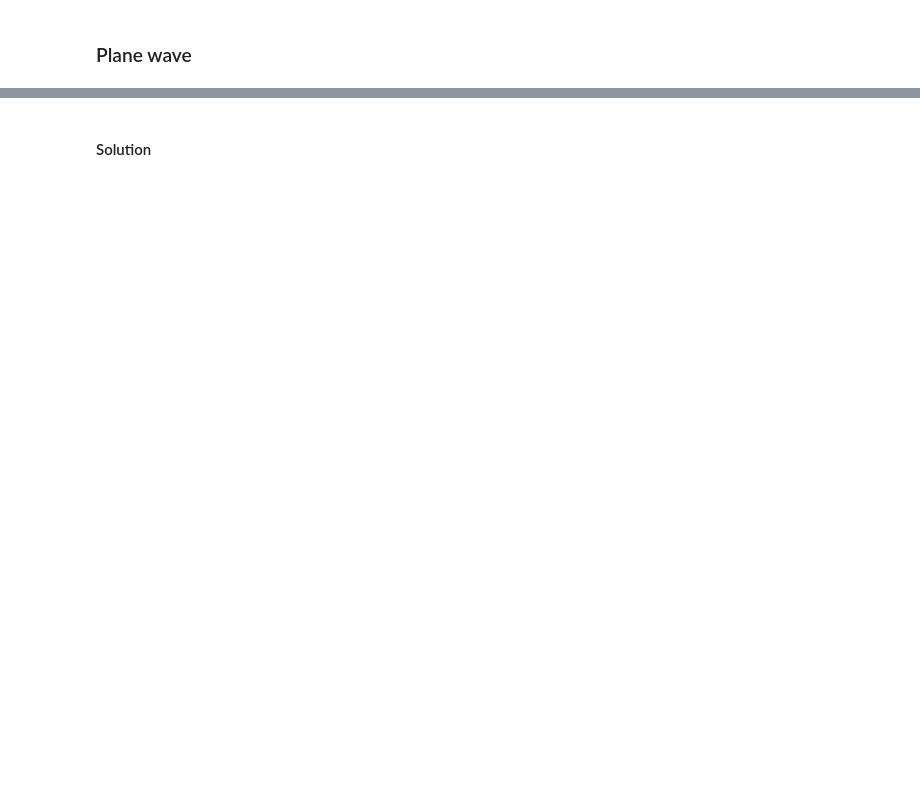
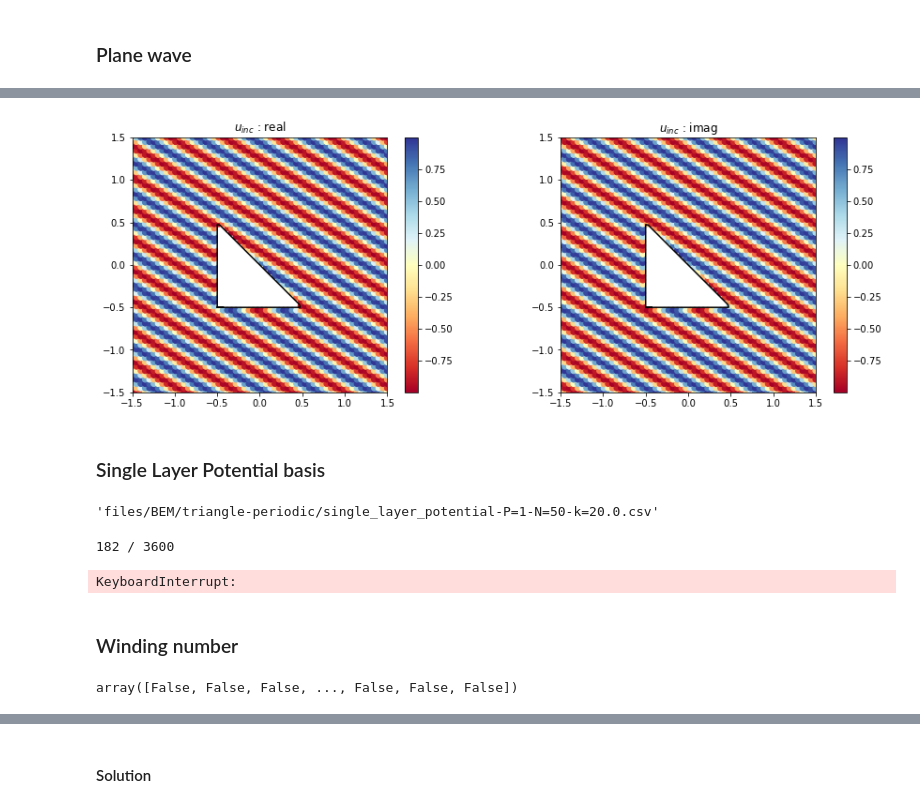
Before and after one commit to EliaStocco/Bspline, a Jupyter notebook: python/BEM-triangle.ipynb, the cells around one changed output, grey strips where cells are left out. Drawn from its saved outputs; the diff is of its cells as text; code cells hidden in the pictures; blank space fills up the shorter version.

```diff
--- a/python/BEM-triangle.ipynb
+++ b/python/BEM-triangle.ipynb
@@ -232,2 +177,29 @@ Finished600
 # %% [markdown]
 ### Plane wave
+# %%
+def plot(fig,n,xB,yB,x,y,c,title,cmap):
+
+    ax = fig.add_subplot(n)
+    ax.plot(xB, yB, color= "black",label="Bspline")
+    sc = ax.scatter(x,y,c=c,cmap=cmap)
+    plt.colorbar(sc)
+    ax.set_aspect('equal')
+    plt.xlim(xmin,xmax)
+    plt.ylim(ymin,ymax)
+    plt.title(title)
+
+    return
+# %%
+Nx= int(xmax-xmin)*20
+Ny = int(ymax-ymin)*20
+x = np.linspace(xmin,xmax,Nx)
+y = np.linspace(ymin,ymax,Ny)
+X,Y = np.meshgrid(x,y)
+
+XY = np.zeros((Nx*Ny,2))
+XY[:,0] = X.reshape((Nx*Ny,))
+XY[:,1] = Y.reshape((Nx*Ny,))
+
+#tolgo elementi interni
+#radius = np.asarray([np.sqrt(np.sum(np.power(i,2.0))) for i in XY])
+internal = bs.internal_points(XY=XY,NN=1000,xmin=0.,xmax=1.,opts=None)
@@ -233,0 +208,3 @@ Finished600
+# %%
+XYslp = XY[ np.logical_not(internal) ]
+print(len(XYslp)," = ",len(XYslp)/3600,"h")
@@ -268,0 +246,35 @@ plt.show()
+# %%
+fig = plt.figure ( 0 , figsize = ( 15 , 5 ) )
+
+Uinc = plane_wave(XYslp)
+
+cmap = 'RdYlBu'
+
+plot(fig,121,df["x"], df["y"],XYslp[:,0],XYslp[:,1],Uinc.real,"$u_{inc}$ : real",cmap)
+plot(fig,122,df["x"], df["y"],XYslp[:,0],XYslp[:,1],Uinc.imag,"$u_{inc}$ : imag",cmap)
+
+plt.show()
+# %% [output]
+[figure, added]
+# %% [markdown]
+### Single Layer Potential basis
+# %%
+file = file_dir+"single_layer_potential-"+suffix
+file
+# %% [output]
+'files/BEM/triangle-periodic/single_layer_potential-P=1-N=50-k=20.0.csv'
+# %%
+READ = False
+SAVE = True
+if os.path.exists(file) and READ == True :
+    slp = bs.load("slp-BEM",file)
+else :
+    slp = bs.single_layer_potential_basis_BEM(XY=XYslp,k=wavevector,opts={"print":True})
+    if SAVE == True :
+        bs.save("slp-BEM",file)
+#slp
+# %% [output]
+182 / 3600
+KeyboardInterrupt:
+# %% [markdown]
+### Winding number
@@ -268,0 +315,4 @@ plt.show()
+# %%
+np.absolute(wn) >0.5
+# %% [output]
+array([False, False, False, ..., False, False, False])
```
Also changed, not shown: parts of 21 cells of this notebook, 12 other files.
